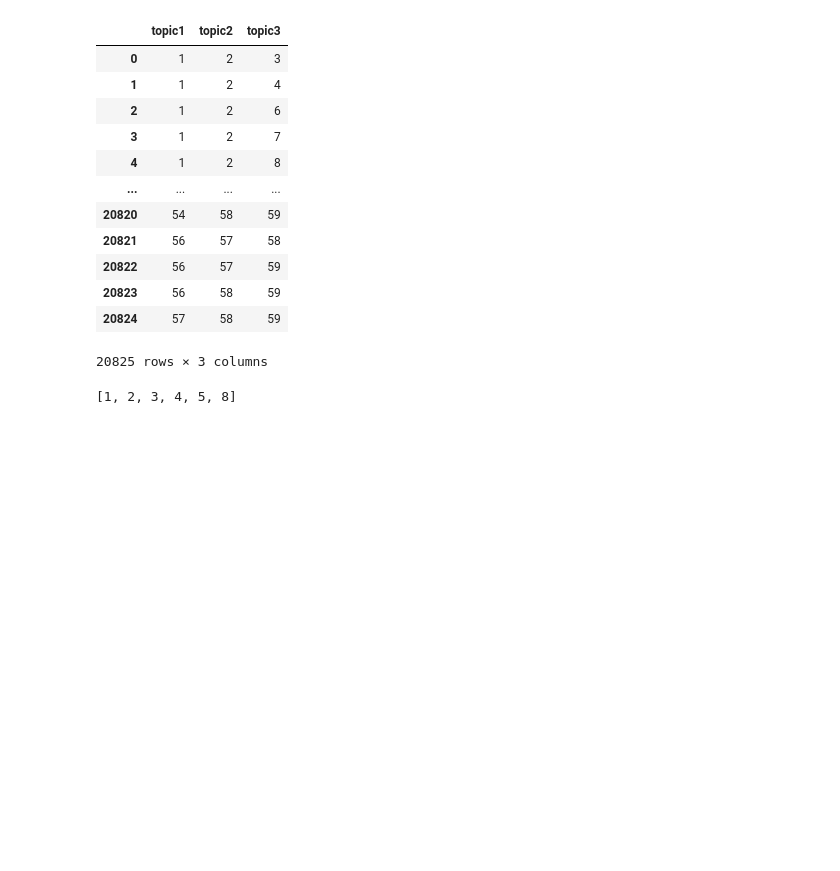
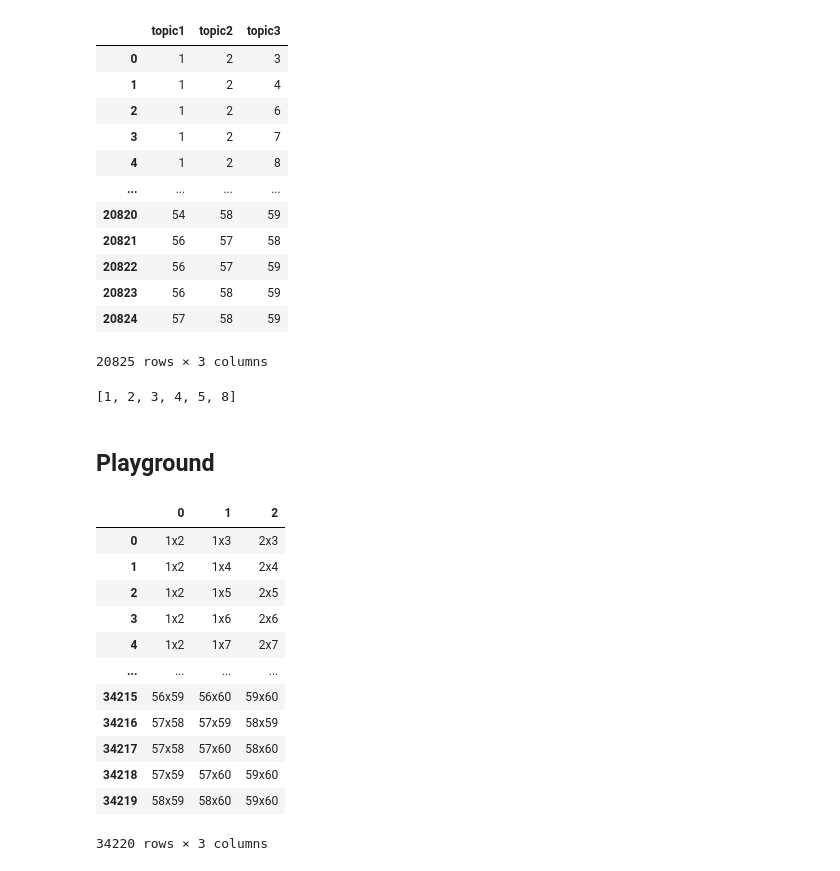
Before and after one commit to austinkennedy/Hathitrust, a Jupyter notebook: code/categories.ipynb, the cells around one changed output. Saved outputs shown, nothing was run; the diff lists cells and outputs as text; code cells hidden in the pictures; blank space fills up the shorter version.

Commit message:
cross-combos

```diff
--- a/code/categories.ipynb
+++ b/code/categories.ipynb
@@ -132,3 +137,25 @@ num.sort()
 num
 # %% [output]
 [1, 2, 3, 4, 5, 8]
+# %% [markdown]
+## Playground
+# %%
+combos = list(itertools.combinations(range(1,61),3))
+cross_combos = [list(itertools.combinations(i,2)) for i in combos]
+cross_combos = [['x'.join(map(str, i)) for i in c] for c in cross_combos]
+cross_combos = pd.DataFrame(cross_combos)
+cross_combos
+# %% [output]
+|  | 0 | 1 | 2 |
+| 0 | 1x2 | 1x3 | 2x3 |
+| 1 | 1x2 | 1x4 | 2x4 |
+| 2 | 1x2 | 1x5 | 2x5 |
+| 3 | 1x2 | 1x6 | 2x6 |
+| 4 | 1x2 | 1x7 | 2x7 |
+| ... | ... | ... | ... |
+| 34215 | 56x59 | 56x60 | 59x60 |
+| 34216 | 57x58 | 57x59 | 58x59 |
+| 34217 | 57x58 | 57x60 | 58x60 |
+| 34218 | 57x59 | 57x60 | 59x60 |
+| 34219 | 58x59 | 58x60 | 59x60 |
+34220 rows × 3 columns
```
Also changed, not shown: parts of 2 cells of this notebook.
